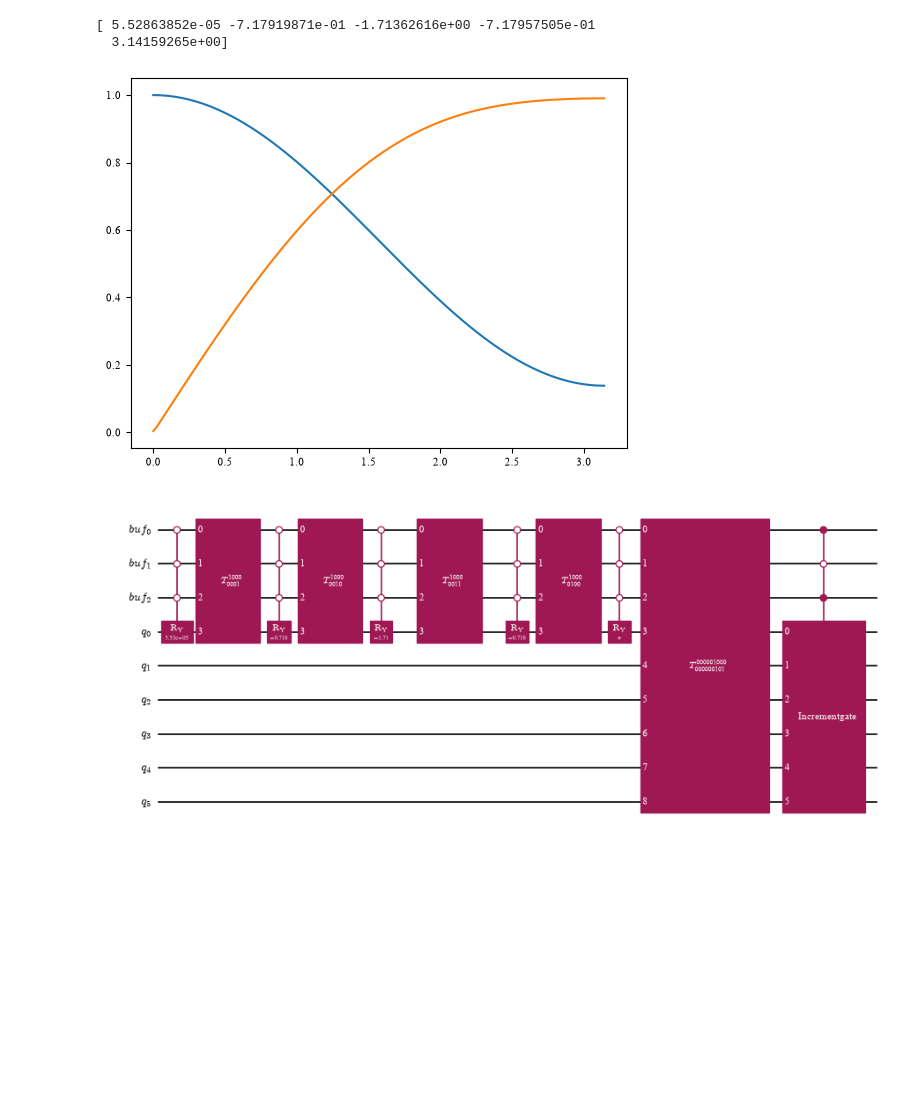
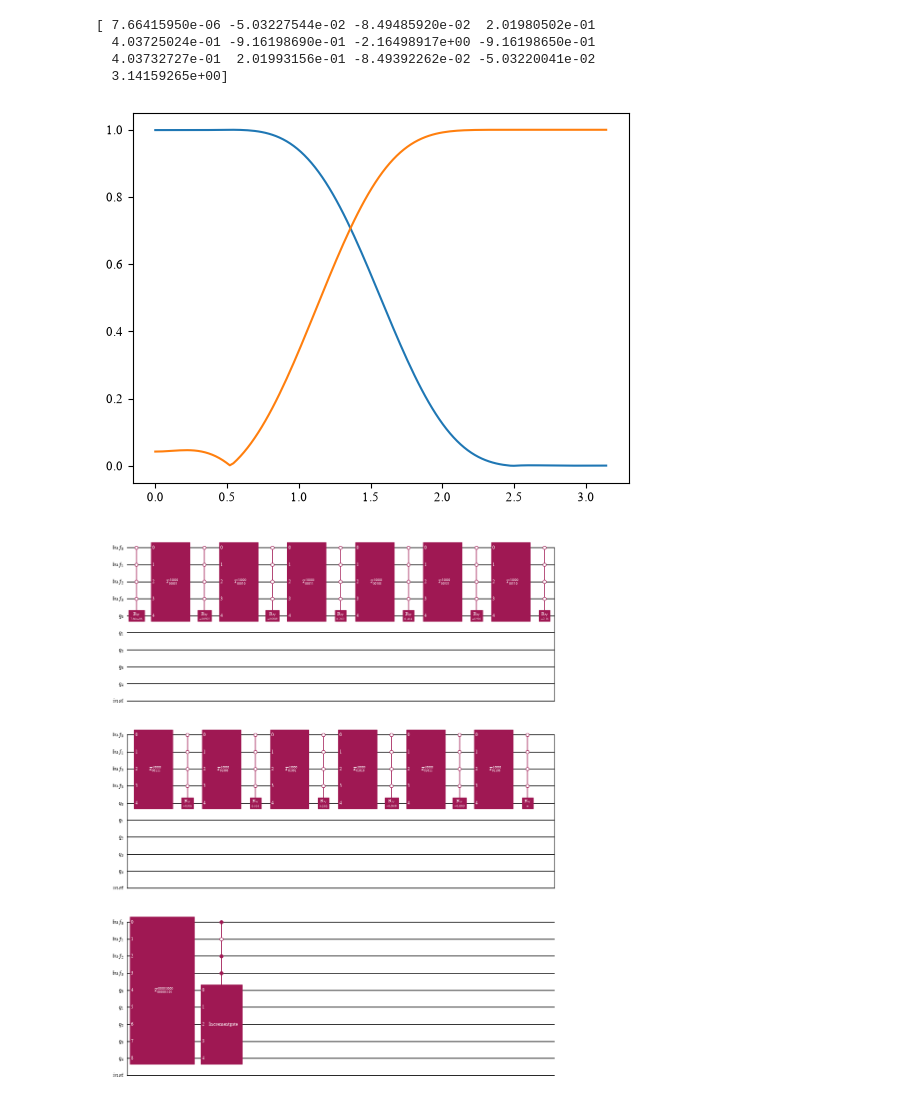
Before and after one commit to ollpu/quantum-fir, a Jupyter notebook: filter.ipynb, the cells around one changed output. Saved outputs shown, nothing was run; the diff lists cells and outputs as text; code cells hidden in the pictures; blank space fills up the shorter version.

Commit message:
Filter two signals simultaneously

```diff
--- a/filter.ipynb
+++ b/filter.ipynb
@@ -13,9 +20,11 @@ plt.style.use("plots.mplstyle")
 # %%
 # Design a filter H0 and its power complement H1
 
-H0 = scipy.signal.firwin(5, 0.4, window="hann")
+H0 = scipy.signal.firwin(13, 0.5)
 # Try to ensure filter is bounded <= 1
-H0 /= np.max(np.abs(scipy.signal.freqz(H0)[1]))
+gain_adjust = np.max(np.abs(scipy.signal.freqz(H0)[1]))
+print(gain_adjust, 20*np.log10(gain_adjust))
+H0 /= gain_adjust
 H1 = power_complementary_fir(H0)
 
 plt.plot(H0)
@@ -37,9 +47,11 @@ plt.plot(freq, np.abs(H0f))
 plt.plot(freq, np.abs(H1f))
 plt.show()
 # %% [output]
-[ 5.52863852e-05 -7.17919871e-01 -1.71362616e+00 -7.17957505e-01
+[ 7.66415950e-06 -5.03227544e-02 -8.49485920e-02  2.01980502e-01
+  4.03725024e-01 -9.16198690e-01 -2.16498917e+00 -9.16198650e-01
+  4.03732727e-01  2.01993156e-01 -8.49392262e-02 -5.03220041e-02
   3.14159265e+00]
-[figure, old version]
+[figure, new version]
 # %%
 def fir_circ_real(circ: QuantumCircuit, b_reg, q_reg, theta, proj_delay: int):
     """
@@ -60,14 +83,16 @@ def fir_circ_real(circ: QuantumCircuit, b_reg, q_reg, theta, proj_delay: int):
 # %%
 # Buffer register (add more qubits to support higher-order filter)
-b_reg = QuantumRegister(3, "buf")
+b_reg = QuantumRegister(4, "buf")
 # Data register (more qubits for longer signal)
-q_reg = QuantumRegister(6, "q")
+q_reg = QuantumRegister(5, "q")
+# Instance register (two separate signal & filter instances)
+inst_reg = QuantumRegister(1, "inst")
 
-fir_circ = QuantumCircuit(b_reg, q_reg)
+fir_circ = QuantumCircuit(b_reg, q_reg, inst_reg)
 
 fir_circ_real(fir_circ, b_reg, q_reg, theta, 2**len(q_reg))
 
 fir_circ.draw("mpl", scale=0.6)
 # %% [output]
-[figure, old version]
+[figure, new version]
 # %%
```
Also changed, not shown: parts of 8 cells of this notebook, 4 other files.
